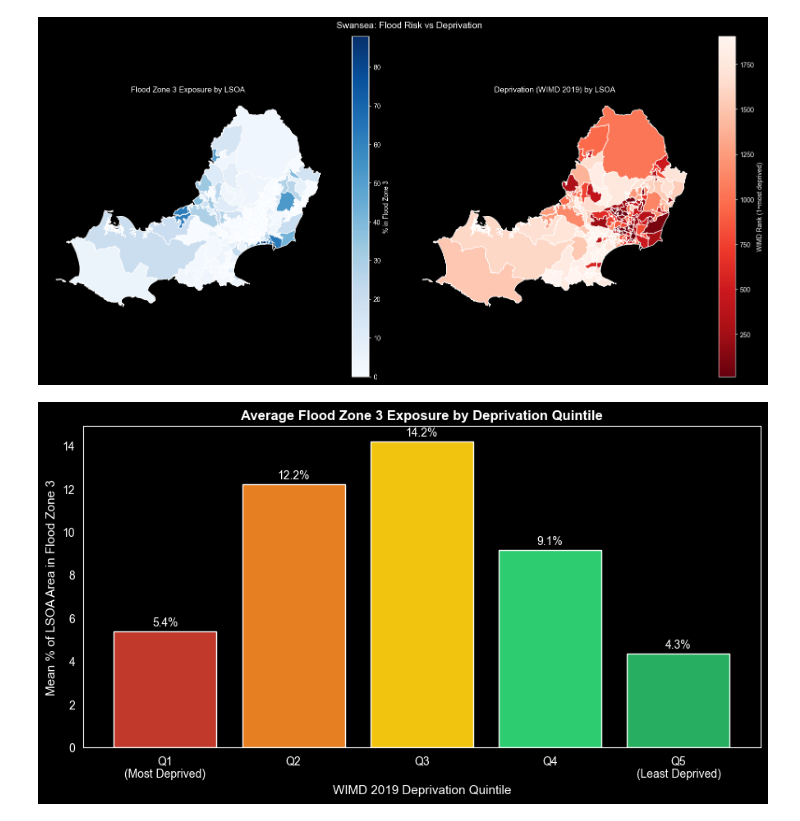
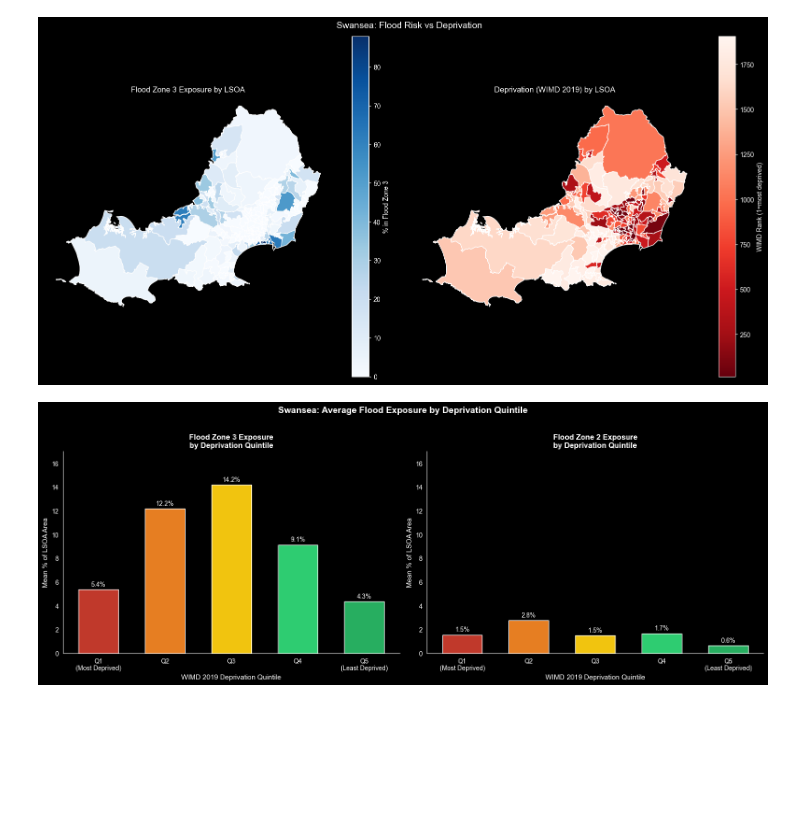
Before and after one commit to IeuanBissell/DataScience, a Jupyter notebook: notebooks/flood_deprivation_analysis.ipynb, the cells around one changed output. Drawn from its saved outputs; the diff is of its cells as text; code cells hidden in the pictures; blank space fills up the shorter version.

Commit message:
Comparison visualisation of FZ3 and FZ2 by deprivation quintile

```diff
--- a/notebooks/flood_deprivation_analysis.ipynb
+++ b/notebooks/flood_deprivation_analysis.ipynb
@@ -193,31 +193,63 @@ plt.show()
 # %%
 # Group LSOAs into 5 equal deprivation bands (quintiles)
 # Q1 = most deprived 20% of LSOAs, Q5 = least deprived 20%
 merged['wimd_quintile'] = pd.qcut(
     merged['WIMD 2019'],
     q=5,
     labels=['Q1\n(Most Deprived)', 'Q2', 'Q3', 'Q4', 'Q5\n(Least Deprived)']
 )
 
-# Calculate mean FZ3 exposure for each deprivation quintile
-quintile_means = merged.groupby('wimd_quintile', observed=True)['pct_fz3'].mean()
+# Calculate mean FZ3 & FZ2 exposure for each deprivation quintile
+quintile_means_fz3 = merged.groupby('wimd_quintile', observed=True)['pct_fz3'].mean()
+quintile_means_fz2 = merged.groupby('wimd_quintile', observed=True)['pct_fz2'].mean()
 
-fig, ax = plt.subplots(figsize=(9, 5))
-bars = ax.bar(
-    quintile_means.index,
-    quintile_means.values,
-    color=['#c0392b', '#e67e22', '#f1c40f', '#2ecc71', '#27ae60'],
-    edgecolor='white'
+# Shared colours — red to green representing most to least deprived
+colours = ['#c0392b', '#e67e22', '#f1c40f', '#2ecc71', '#27ae60']
+
+fig, axes = plt.subplots(1, 2, figsize=(16, 6))
+
+# Left Chart FZ3
+bars3 = axes[0].bar(
+    quintile_means_fz3.index,
+    quintile_means_fz3.values,
+    color=colours,
+    edgecolor='white',
+    width=0.6
 )
-ax.bar_label(bars, fmt='%.1f%%', padding=3, fontsize=10)
-ax.set_xlabel('WIMD 2019 Deprivation Quintile', fontsize=11)
-ax.set_ylabel('Mean % of LSOA Area in Flood Zone 3', fontsize=11)
-ax.set_title('Average Flood Zone 3 Exposure by Deprivation Quintile', fontsize=12, fontweight='bold')
+axes[0].bar_label(bars3, fmt='%.1f%%', padding=3, fontsize=10)
+axes[0].set_xlabel('WIMD 2019 Deprivation Quintile', fontsize=11)
+axes[0].set_ylabel('Mean % of LSOA Area', fontsize=11)
+axes[0].set_title('Flood Zone 3 Exposure\nby Deprivation Quintile', fontsize=12, fontweight='bold')
+axes[0].spines['top'].set_visible(False)
+axes[0].spines['right'].set_visible(False)
+axes[0].grid(False)
 
-ax.grid(False)
+# Right Chart FZ2
+bars2 = axes[1].bar(
+    quintile_means_fz2.index,
+    quintile_means_fz2.values,
+    color=colours,
+    edgecolor='white',
+    width=0.6
+)
+axes[1].bar_label(bars2, fmt='%.1f%%', padding=3, fontsize=10)
+axes[1].set_xlabel('WIMD 2019 Deprivation Quintile', fontsize=11)
+axes[1].set_ylabel('Mean % of LSOA Area', fontsize=11)
+axes[1].set_title('Flood Zone 2 Exposure\nby Deprivation Quintile', fontsize=12, fontweight='bold')
+axes[1].spines['top'].set_visible(False)
+axes[1].spines['right'].set_visible(False)
+axes[1].grid(False)
+
+plt.suptitle('Swansea: Average Flood Exposure by Deprivation Quintile',
+             fontsize=14, fontweight='bold', y=1.02)
+
+# Set both y-axes to the same scale for fair comparison
+y_max = max(quintile_means_fz3.max(), quintile_means_fz2.max()) * 1.2
+axes[0].set_ylim(0, y_max)
+axes[1].set_ylim(0, y_max)
 
 plt.tight_layout()
-plt.savefig('../outputs/fz3_by_quintile.png', dpi=150, bbox_inches='tight')
+plt.savefig('../outputs/fz2_fz3_by_quintile.png', dpi=150, bbox_inches='tight')
 plt.show()
 # %% [output]
-[figure, old version]
+[figure, new version]
```
